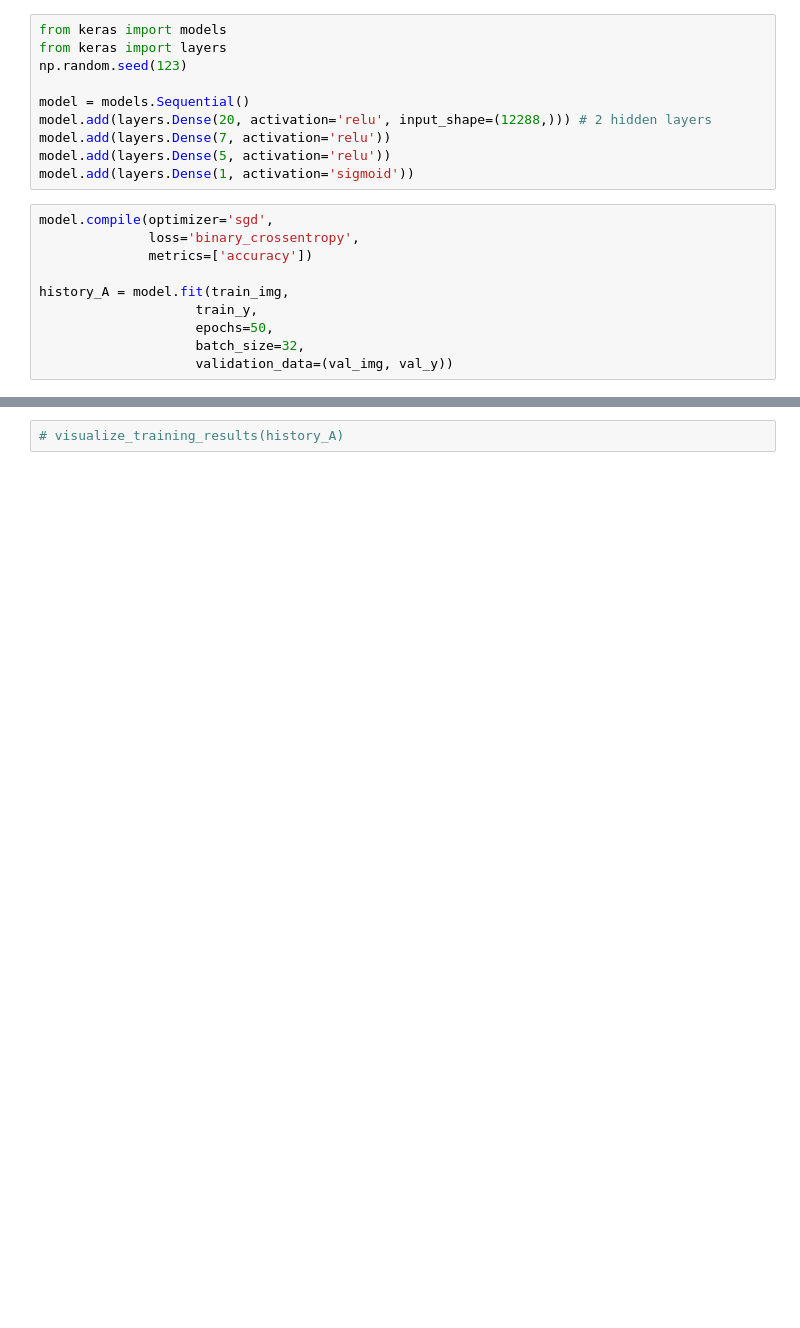
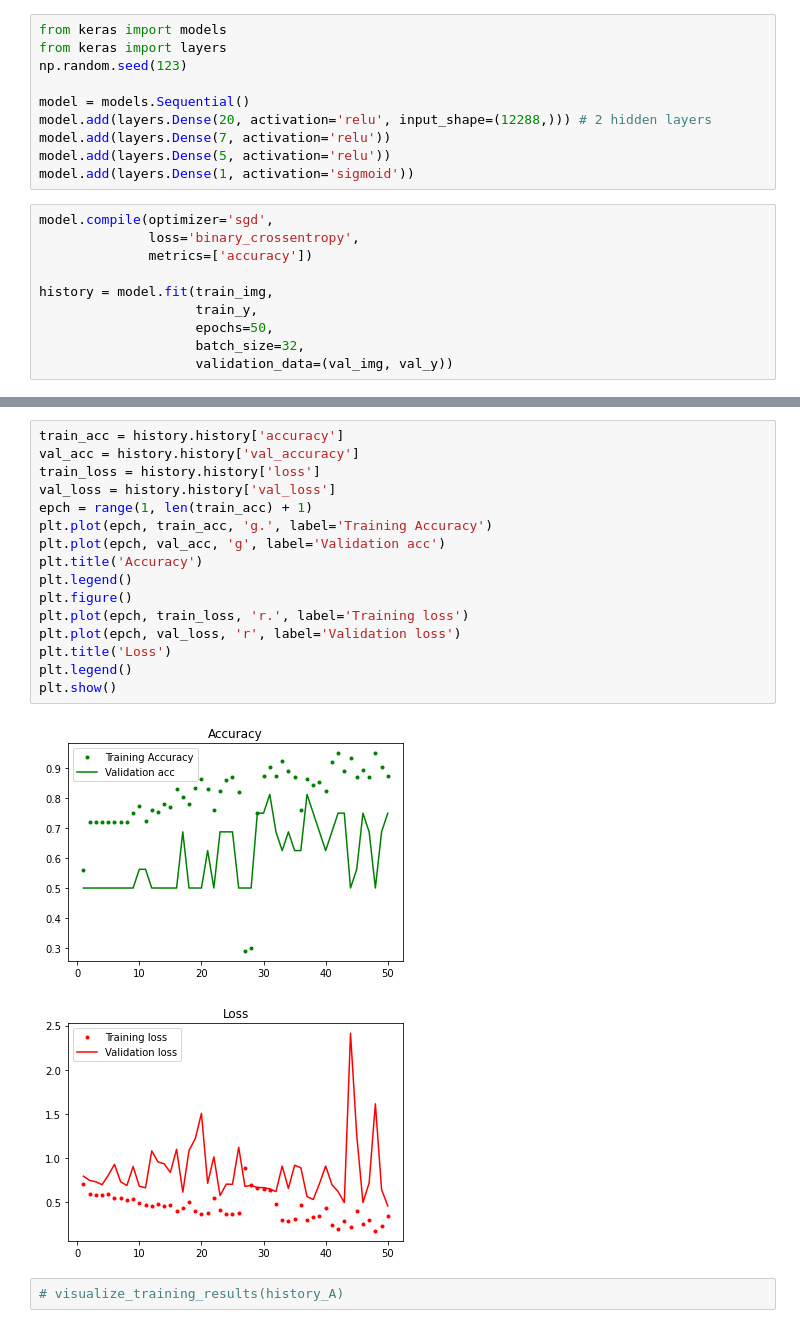
Before and after one commit to INV-VTL/P4-Project, a Jupyter notebook: Notebook.ipynb, the cells around one changed output, grey strips where cells are left out. Drawn from its saved outputs; the diff is of its cells as text; blank space fills up the shorter version.

```diff
--- a/Notebook.ipynb
+++ b/Notebook.ipynb
@@ -375,7 +392,7 @@ model.compile(optimizer='sgd',
               loss='binary_crossentropy',
               metrics=['accuracy'])
 
-history_A = model.fit(train_img,
+history = model.fit(train_img,
                     train_y,
                     epochs=50,
                     batch_size=32,
@@ -401,3 +418,22 @@ Epoch 50/50
+# %%
+train_acc = history.history['accuracy']
+val_acc = history.history['val_accuracy']
+train_loss = history.history['loss']
+val_loss = history.history['val_loss']
+epch = range(1, len(train_acc) + 1)
+plt.plot(epch, train_acc, 'g.', label='Training Accuracy')
+plt.plot(epch, val_acc, 'g', label='Validation acc')
+plt.title('Accuracy')
+plt.legend()
+plt.figure()
+plt.plot(epch, train_loss, 'r.', label='Training loss')
+plt.plot(epch, val_loss, 'r', label='Validation loss')
+plt.title('Loss')
+plt.legend()
+plt.show()
+# %% [output]
+[figure, added]
+[figure, added]
 # %%
 # visualize_training_results(history_A)
 # %%
```
Also changed, not shown: parts of 30 cells of this notebook, 3 other files.
